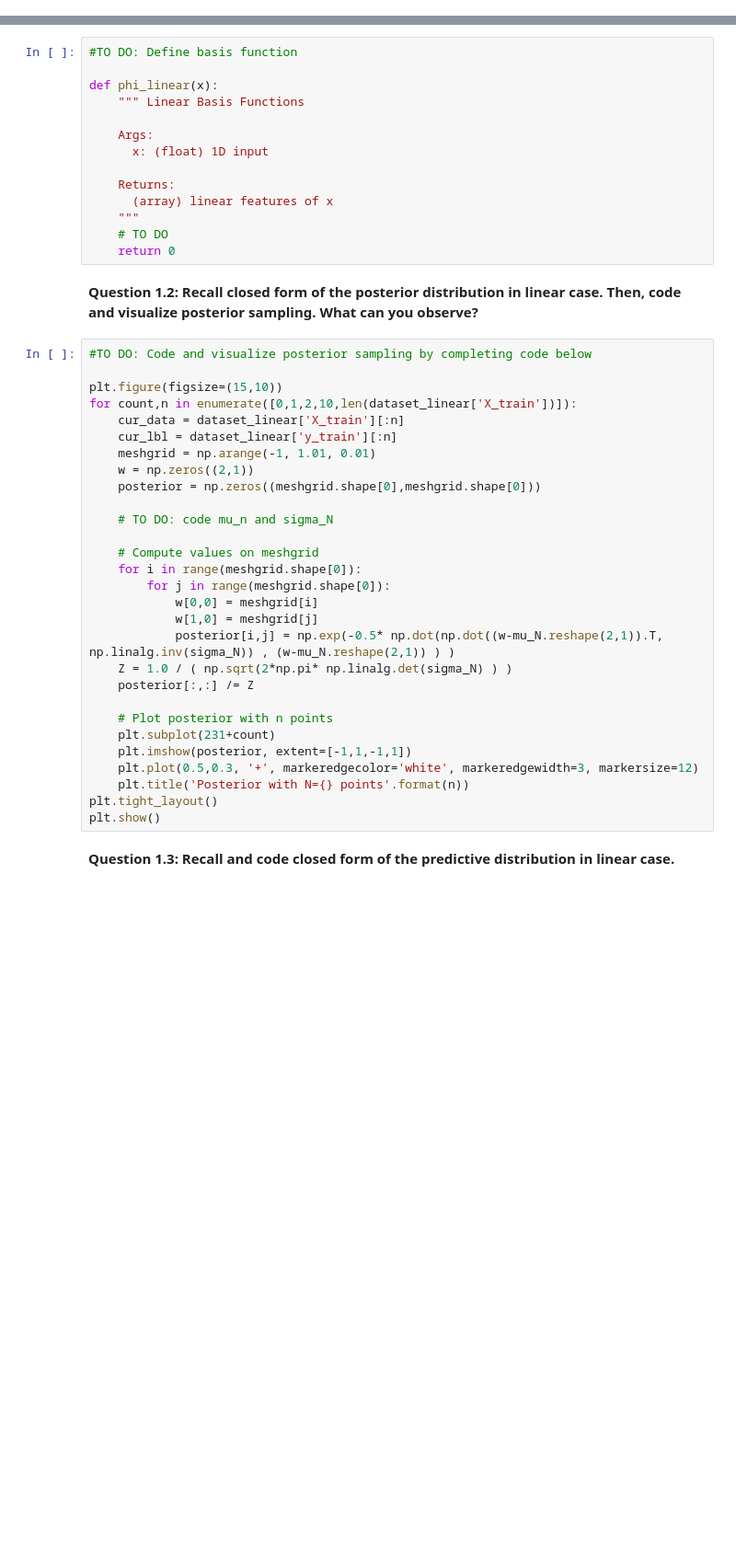
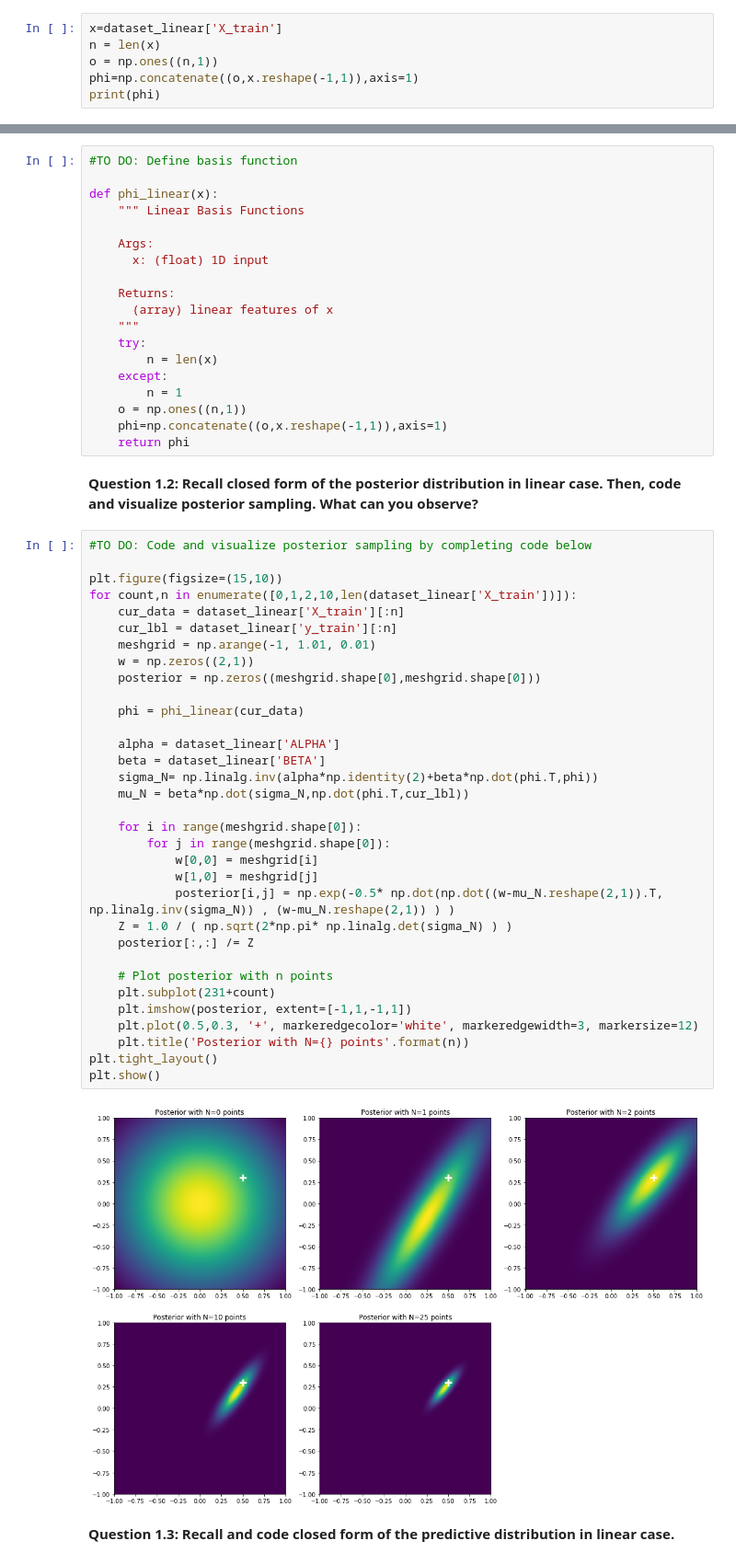
Before and after one commit to JojoLt/RDFIA, a Jupyter notebook: TME/bayesian_deep_learning/TP1_Bayesian_Linear_Regression.ipynb, the cells around one changed output, grey strips where cells are left out. Shown at 92% size. Saved outputs shown, nothing was run; the diff lists cells and outputs as text; blank space fills up the shorter version.

```diff
--- a/TME/bayesian_deep_learning/TP1_Bayesian_Linear_Regression.ipynb
+++ b/TME/bayesian_deep_learning/TP1_Bayesian_Linear_Regression.ipynb
@@ -100,0 +103,6 @@ plt.show()
+# %%
+x=dataset_linear['X_train']
+n = len(x)
+o = np.ones((n,1))
+phi=np.concatenate((o,x.reshape(-1,1)),axis=1)
+print(phi)
@@ -128,39 +154,50 @@ def phi_linear(x):
     Returns:
       (array) linear features of x
     """
-    # TO DO
-    return 0
+    try:
+        n = len(x)
+    except:
+        n = 1
+    o = np.ones((n,1))
+    phi=np.concatenate((o,x.reshape(-1,1)),axis=1)
+    return phi
 # %% [markdown]
 **Question 1.2: Recall closed form of the posterior distribution in linear case. Then, code and visualize posterior sampling. What can you observe?**
 # %%
 #TO DO: Code and visualize posterior sampling by completing code below
 
 plt.figure(figsize=(15,10))
 for count,n in enumerate([0,1,2,10,len(dataset_linear['X_train'])]):
     cur_data = dataset_linear['X_train'][:n]
     cur_lbl = dataset_linear['y_train'][:n]
     meshgrid = np.arange(-1, 1.01, 0.01)
     w = np.zeros((2,1))
     posterior = np.zeros((meshgrid.shape[0],meshgrid.shape[0]))
 
-    # TO DO: code mu_n and sigma_N
+    phi = phi_linear(cur_data)
 
-    # Compute values on meshgrid
+    alpha = dataset_linear['ALPHA']
+    beta = dataset_linear['BETA']
+    sigma_N= np.linalg.inv(alpha*np.identity(2)+beta*np.dot(phi.T,phi))
+    mu_N = beta*np.dot(sigma_N,np.dot(phi.T,cur_lbl))
+
     for i in range(meshgrid.shape[0]):
         for j in range(meshgrid.shape[0]):
             w[0,0] = meshgrid[i]
             w[1,0] = meshgrid[j]
             posterior[i,j] = np.exp(-0.5* np.dot(np.dot((w-mu_N.reshape(2,1)).T, np.linalg.inv(sigma_N)) , (w-mu_N.reshape(2,1)) ) )
     Z = 1.0 / ( np.sqrt(2*np.pi* np.linalg.det(sigma_N) ) )
     posterior[:,:] /= Z
 
     # Plot posterior with n points
     plt.subplot(231+count)
     plt.imshow(posterior, extent=[-1,1,-1,1])
     plt.plot(0.5,0.3, '+', markeredgecolor='white', markeredgewidth=3, markersize=12)
     plt.title('Posterior with N={} points'.format(n))
 plt.tight_layout()
 plt.show()
+# %% [output]
+[figure, added]
 # %% [markdown]
 **Question 1.3: Recall and code closed form of the predictive distribution in linear case.**
 # %%
```
Also changed, not shown: parts of 8 cells of this notebook, 1 other file.
